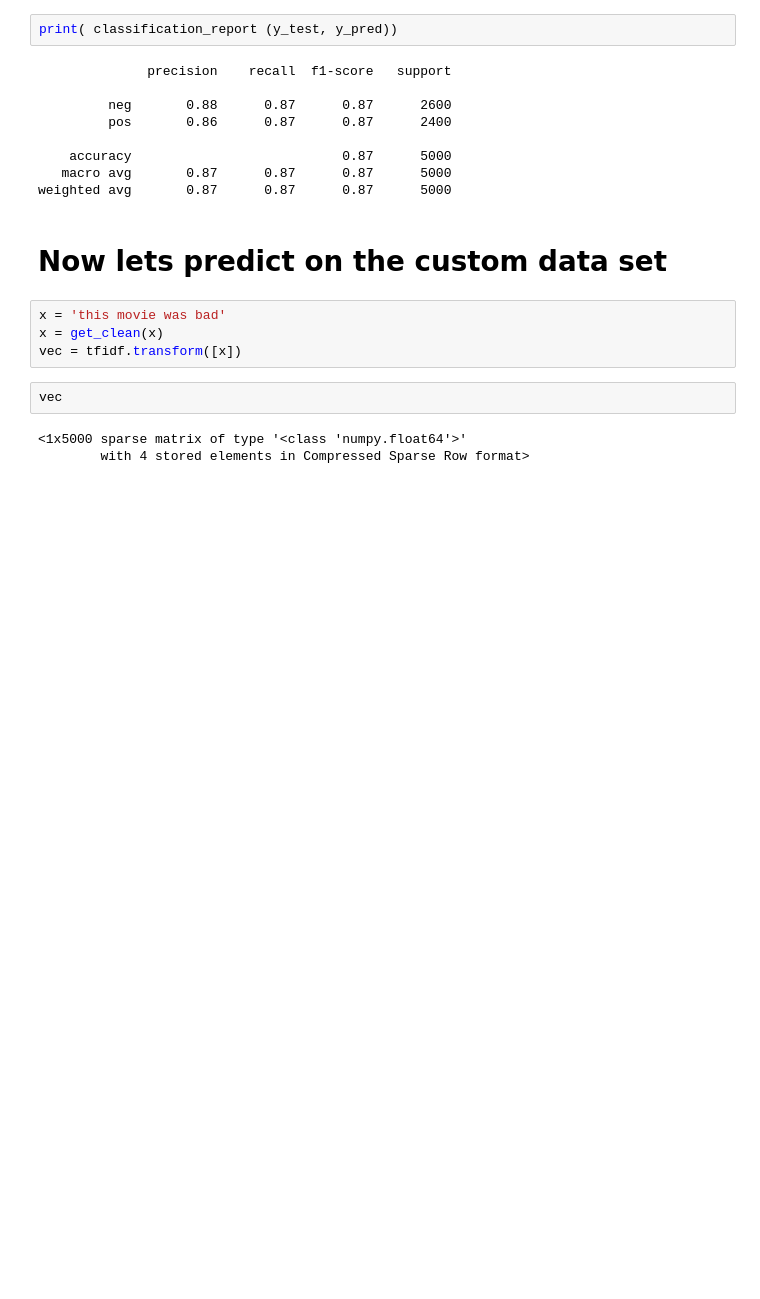
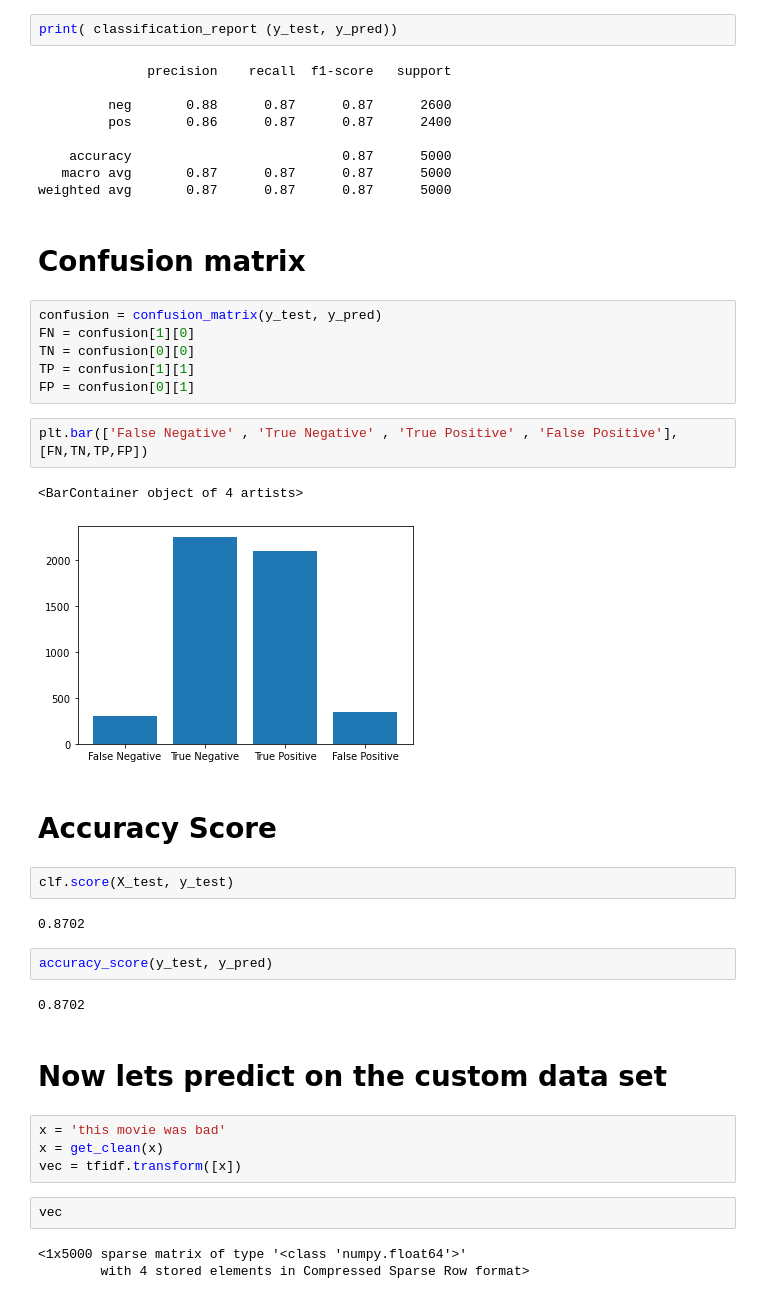
Before and after one commit to godwinnwalozie/IMDB-Movie-Reviews-Sentiment-Analysis-50k, a Jupyter notebook: sentiment_analysis_sklearn.ipynb, the cells around one changed output. Cells and saved outputs as stored; diff of their text form; blank space fills up the shorter version.

```diff
--- a/sentiment_analysis_sklearn.ipynb
+++ b/sentiment_analysis_sklearn.ipynb
@@ -122,6 +124,29 @@ print( classification_report (y_test, y_pred))
     accuracy                           0.87      5000
    macro avg       0.87      0.87      0.87      5000
 weighted avg       0.87      0.87      0.87      5000
+# %% [markdown]
+# Confusion matrix
+# %%
+confusion = confusion_matrix(y_test, y_pred)
+FN = confusion[1][0]
+TN = confusion[0][0]
+TP = confusion[1][1]
+FP = confusion[0][1]
+# %%
+plt.bar(['False Negative' , 'True Negative' , 'True Positive' , 'False Positive'],[FN,TN,TP,FP])
+# %% [output]
+<BarContainer object of 4 artists>
+[figure, added]
+# %% [markdown]
+# Accuracy Score
+# %%
+clf.score(X_test, y_test)
+# %% [output]
+0.8702
+# %%
+accuracy_score(y_test, y_pred)
+# %% [output]
+0.8702
 # %% [markdown]
 # Now lets predict on the custom data set
 # %%
```
Also changed, not shown: parts of 22 cells of this notebook.
